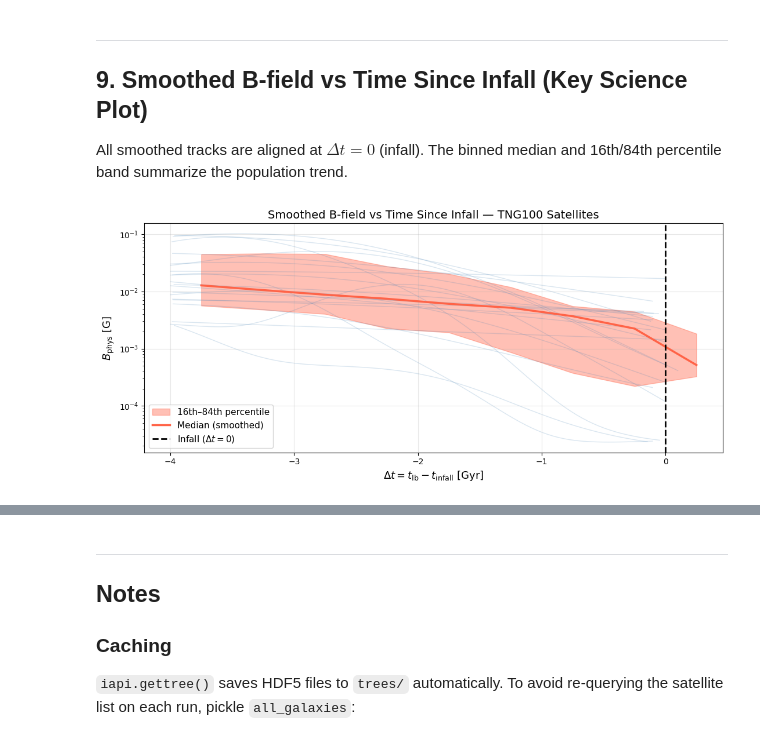
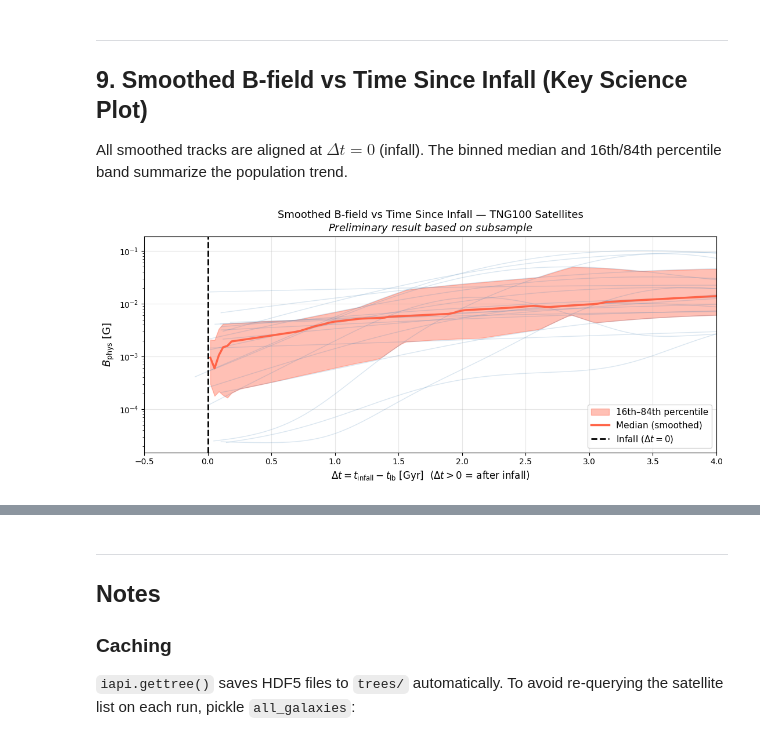
Before and after one commit to Adelphi-TNG100-Project/Numerical_methods_Project, a Jupyter notebook: Notebooks/magnetic_field_analysis.ipynb, the cells around one changed output, grey strips where cells are left out. Cells and saved outputs as stored; diff of their text form; code cells hidden in the pictures.

```diff
--- a/Notebooks/magnetic_field_analysis.ipynb
+++ b/Notebooks/magnetic_field_analysis.ipynb
@@ -112,7 +112,7 @@ def query_satellites(snap=99, stellar_mass_min_log=9.5, stellar_mass_max_log=11.
     return galaxies
 
 
-satellites_z0 = query_satellites(snap=99, stellar_mass_min_log=9.5, limit=20)
+satellites_z0 = query_satellites(snap=99, stellar_mass_min_log=9.5, limit=40)
 
 # Print all IDs so we can pick ones that work
 print(f"\n{'#':>3}  {'SubhaloID':>10}  {'log M*':>8}")
@@ -485,11 +502,10 @@ def smooth_galaxy(mpb_records, infall_info, field='B_disk_phys', h_grid=None):
     if infall_info:
         t_inf               = infall_info['lookback_time']
         result['t_infall']  = t_inf
-        result['dt_obs']    = t_obs  - t_inf   # positive = before infall
-        result['dt_fine']   = t_fine - t_inf
+        result['dt_obs']    = t_inf - t_obs    # positive = after infall (time increases left to right)
+        result['dt_fine']   = t_inf - t_fine   # positive = before infall
     return result
 
-
 print('Kernel smoothing functions defined.')
 # %% [output]
 Kernel smoothing functions defined.
@@ -521,7 +586,7 @@ else:
     if 'dt_obs' in smooth_result:
         x_obs  = smooth_result['dt_obs']
         x_fine = smooth_result['dt_fine']
-        xlabel = r'$\Delta t = t_{\rm lb} - t_{\rm infall}$ [Gyr]'
+        xlabel = r'$\Delta t = t_{\rm infall} - t_{\rm lb}$ [Gyr]  (positive = after infall)'
         ax2.axvline(0, color='black', lw=1.5, ls=':', label='Infall')
     else:
         x_obs  = smooth_result['t_obs']
@@ -549,3 +614,14 @@ Data points used  : 97
+# %%
+import pickle, os
+cache = 'data/processed/all_galaxies.pkl'
+if os.path.exists(cache):
+    with open(cache, 'rb') as f:
+        all_galaxies = pickle.load(f)
+    print(f'Loaded {len(all_galaxies)} galaxies from cache.')
+else:
+    all_galaxies = process_all_satellites(satellites_z0)
+    with open(cache, 'wb') as f:
+        pickle.dump(all_galaxies, f)
 # %%
 # ── Apply smoothing to the full sample ───────────────────────────────────────
 
@@ -593,62 +674,75 @@ Range         : 0.51 – 3.00 Gyr
 
 All smoothed tracks are aligned at $\Delta t = 0$ (infall). The binned median and 16th/84th percentile band summarize the population trend.
 # %%
-def plot_smoothed_ensemble(all_galaxies, dt_range=(-4, 6), bin_width=0.5):
+def plot_smoothed_ensemble(all_galaxies, dt_range=(-6, 4), bin_width=0.5):
     """
     Overlay smoothed B-field tracks aligned at infall, with binned median.
     """
     fig, ax = plt.subplots(figsize=(11, 5))
 
-    all_dt, all_B = [], []
+# Evaluate all smoothed tracks on a single shared grid
+    t_common = np.linspace(dt_range[0], dt_range[1], 300)
+    all_B_grid = []
+
     for gal in all_galaxies:
         s = gal['smooth']
         if s is None or 'dt_fine' not in s:
             continue
-        mask = (s['dt_fine'] >= dt_range[0]) & (s['dt_fine'] <= dt_range[1])
-        if mask.sum() == 0:
+        # Only include galaxies whose track covers the query point
+        ax.plot(s['dt_fine'], s['B_smooth'],
+                color='steelblue', alpha=0.2, lw=1)
+        # Interpolate this galaxy's smoothed track onto the common grid
+        from scipy.interpolate import interp1d
+        try:
+            interp = interp1d(s['dt_fine'], s['B_smooth'],
+                              bounds_error=False, fill_value=np.nan)
+            all_B_grid.append(interp(t_common))
+        except Exception:
             continue
-        ax.plot(s['dt_fine'][mask], s['B_smooth'][mask],
-                color='steelblue', alpha=0.2, lw=1)
-        all_dt.extend(s['dt_fine'][mask].tolist())
-        all_B.extend(s['B_smooth'][mask].tolist())
 
-    all_dt = np.array(all_dt)
-    all_B  = np.array(all_B)
+    all_B_grid = np.array(all_B_grid)   # shape (n_galaxies, 300)
 
-    bins   = np.arange(dt_range[0], dt_range[1] + bin_width, bin_width)
-    bin_c  = 0.5 * (bins[:-1] + bins[1:])
-    median, p16, p84 = [], [], []
-    for lo, hi in zip(bins[:-1], bins[1:]):
-        mask = (all_dt >= lo) & (all_dt < hi)
-        if mask.sum() > 2:
-            vals = all_B[mask]
-            median.append(np.median(vals))
-            p16.append(np.percentile(vals, 16))
-            p84.append(np.percentile(vals, 84))
-        else:
-            median.append(np.nan); p16.append(np.nan); p84.append(np.nan)
+    # Median and percentiles across galaxies at each time point
+    # Only compute where at least 3 galaxies have coverage
+    median = np.full(300, np.nan)
+    p16    = np.full(300, np.nan)
+    p84    = np.full(300, np.nan)
+    for k in range(300):
+        col   = all_B_grid[:, k]
+        valid = col[np.isfinite(col)]
+        if len(valid) >= 3:
+            median[k] = np.median(valid)
+            p16[k]    = np.percentile(valid, 16)
+            p84[k]    = np.percentile(valid, 84)
+
+    bin_c = t_common
 
     median = np.array(median)
     p16, p84 = np.array(p16), np.array(p84)
     valid  = np.isfinite(median)
 
     ax.fill_between(bin_c[valid], p16[valid], p84[valid],
                     alpha=0.4, color='tomato', label='16th–84th percentile')
     ax.plot(bin_c[valid], median[valid],
             color='tomato', lw=2.5, label='Median (smoothed)')
     ax.axvline(0, color='black', lw=2, ls='--', label='Infall ($\\Delta t = 0$)')
+    ax.annotate('', xy=(2, ax.get_ylim()[0] if ax.get_yscale()=='linear' else 1e-7),
+                xytext=(0.2, ax.get_ylim()[0] if ax.get_yscale()=='linear' else 1e-7),
+                arrowprops=dict(arrowstyle='->', color='black', lw=1.5))
 
     ax.set_yscale('log')
-    ax.set_xlabel(r'$\Delta t = t_{\rm lb} - t_{\rm infall}$ [Gyr]', fontsize=13)
+    ax.set_xlabel(r'$\Delta t = t_{\rm infall} - t_{\rm lb}$ [Gyr]  ($\Delta t > 0$ = after infall)', fontsize=12)
     ax.set_ylabel(r'$B_{\rm phys}$ [G]', fontsize=13)
-    ax.set_title('Smoothed B-field vs Time Since Infall — TNG100 Satellites', fontsize=14)
+    ax.set_title('Smoothed B-field vs Time Since Infall — TNG100 Satellites\n'
+                 r'$\it{Preliminary\ result\ based\ on\ subsample}$', fontsize=13)
     ax.legend(fontsize=11)
     ax.grid(True, alpha=0.3)
+    ax.set_xlim(-0.5, 4)
     plt.tight_layout()
     plt.savefig('results/figures/B_smoothed_vs_dt_infall.png', dpi=150)
     plt.show()
 
 
 plot_smoothed_ensemble(all_galaxies)
 # %% [output]
-[figure, old version]
+[figure, new version]
```
Also changed, not shown: parts of 10 cells of this notebook, 5 other files.
